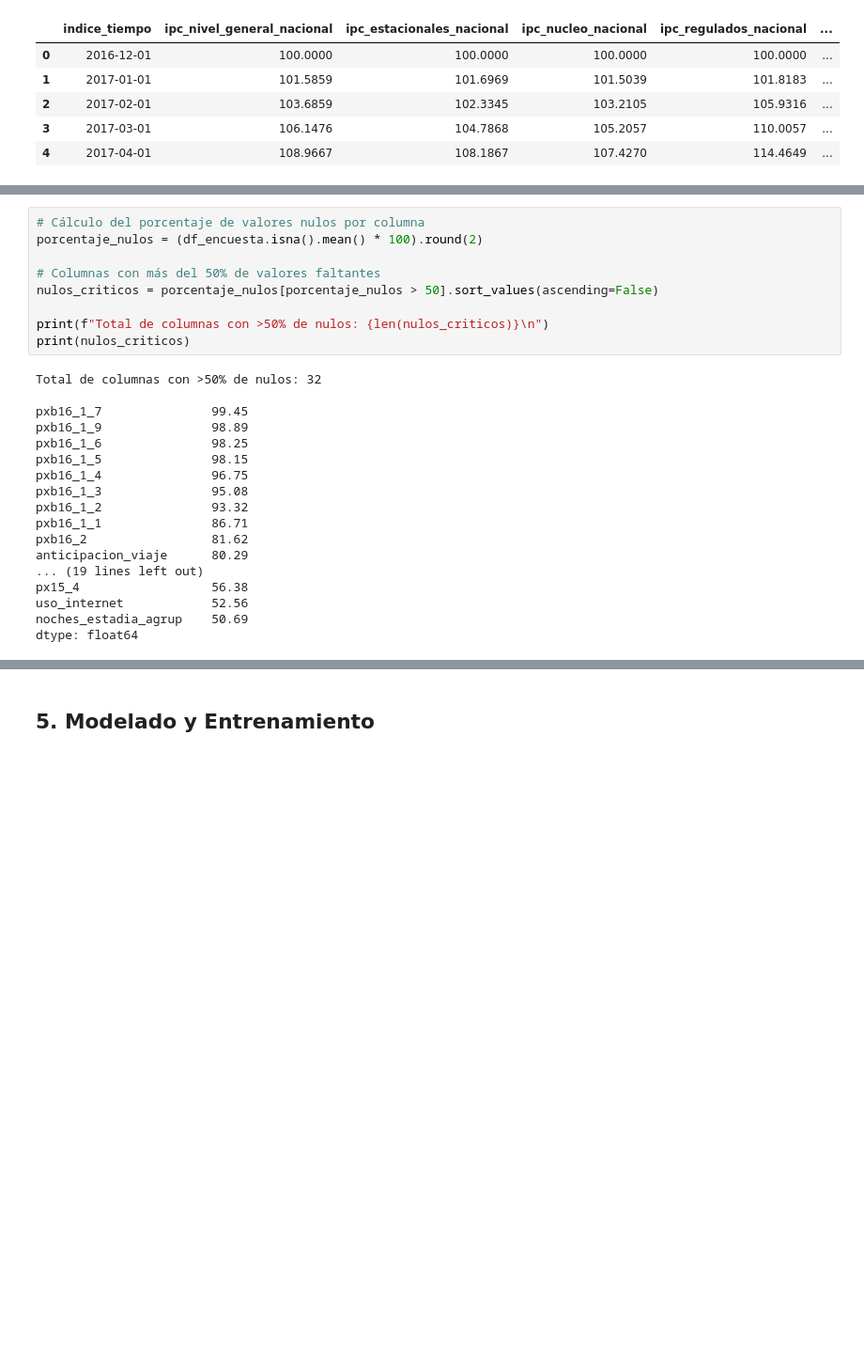
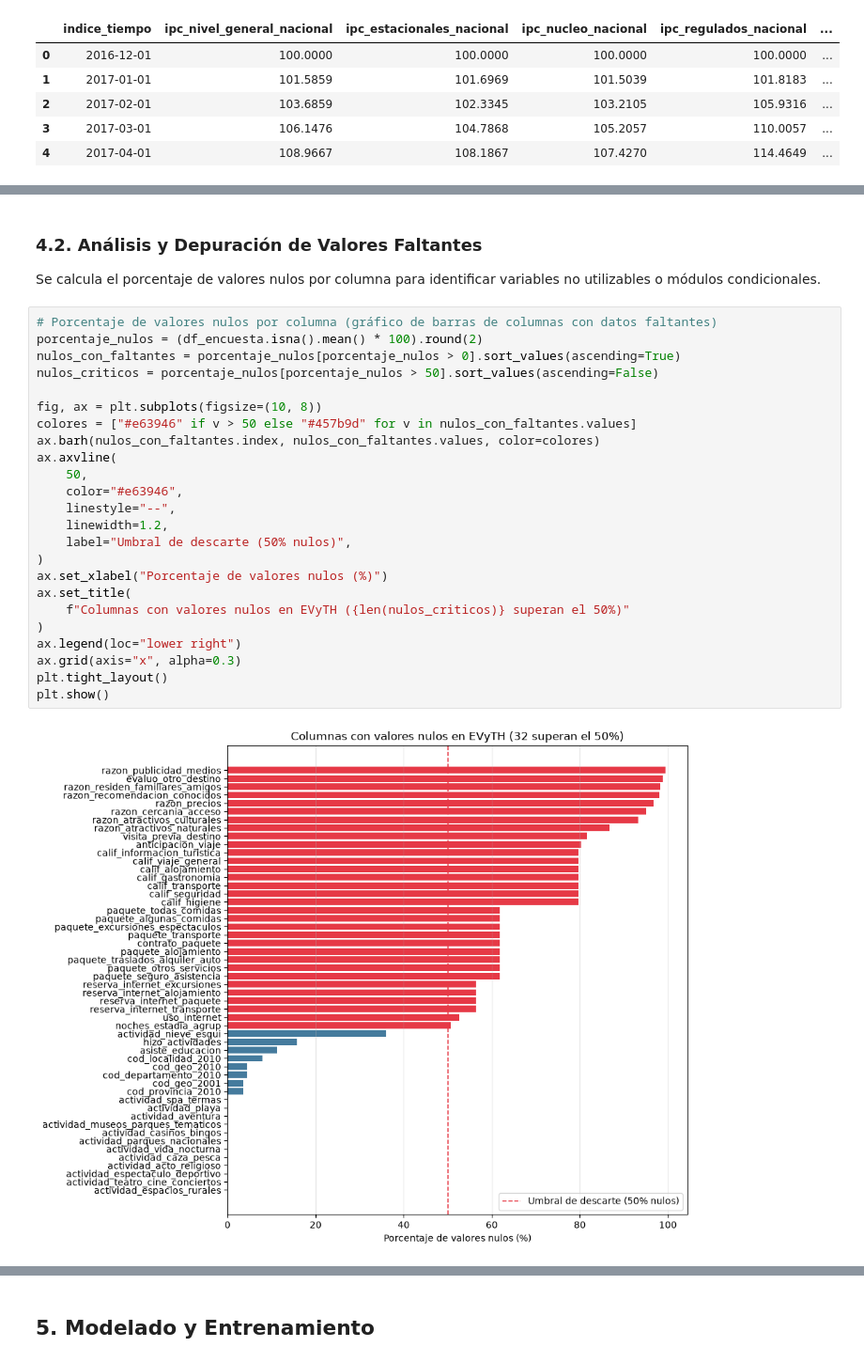
Before and after one commit to vbravo0/intro-ia-bravo, a Jupyter notebook: notebook.ipynb, the cells around one changed output, grey strips where cells are left out. Shown at 94% size. Drawn from its saved outputs; the diff is of its cells as text; blank space fills up the shorter version.

```diff
--- a/notebook.ipynb
+++ b/notebook.ipynb
@@ -183,30 +296,32 @@ df_encuesta.head()
 | 2 | 71 | 41201 | 3 | 2012 | 1 | 2 | 33 | 3 | ... |
 | 3 | 71 | 41201 | 4 | 2012 | 1 | 2 | 33 | 3 | ... |
 | 4 | 71 | 61201 | 3 | 2012 | 1 | 2 | 33 | 3 | ... |
-# %%
-# Cálculo del porcentaje de valores nulos por columna
-porcentaje_nulos = (df_encuesta.isna().mean() * 100).round(2)
-
-# Columnas con más del 50% de valores faltantes
-nulos_criticos = porcentaje_nulos[porcentaje_nulos > 50].sort_values(ascending=False)
-
-print(f"Total de columnas con >50% de nulos: {len(nulos_criticos)}\n")
-print(nulos_criticos)
-# %% [output]
-Total de columnas con >50% de nulos: 32
-
-pxb16_1_7               99.45
-pxb16_1_9               98.89
-pxb16_1_6               98.25
-pxb16_1_5               98.15
-pxb16_1_4               96.75
-pxb16_1_3               95.08
-pxb16_1_2               93.32
-pxb16_1_1               86.71
-pxb16_2                 81.62
-anticipacion_viaje      80.29
-... (19 lines left out)
-px15_4                  56.38
-uso_internet            52.56
-noches_estadia_agrup    50.69
-dtype: float64
+# %% [markdown]
+### 4.2. Análisis y Depuración de Valores Faltantes
+Se calcula el porcentaje de valores nulos por columna para identificar variables no utilizables o módulos condicionales.
+# %%
+# Porcentaje de valores nulos por columna (gráfico de barras de columnas con datos faltantes)
+porcentaje_nulos = (df_encuesta.isna().mean() * 100).round(2)
+nulos_con_faltantes = porcentaje_nulos[porcentaje_nulos > 0].sort_values(ascending=True)
+nulos_criticos = porcentaje_nulos[porcentaje_nulos > 50].sort_values(ascending=False)
+
+fig, ax = plt.subplots(figsize=(10, 8))
+colores = ["#e63946" if v > 50 else "#457b9d" for v in nulos_con_faltantes.values]
+ax.barh(nulos_con_faltantes.index, nulos_con_faltantes.values, color=colores)
+ax.axvline(
+    50,
+    color="#e63946",
+    linestyle="--",
+    linewidth=1.2,
+    label="Umbral de descarte (50% nulos)",
+)
+ax.set_xlabel("Porcentaje de valores nulos (%)")
+ax.set_title(
+    f"Columnas con valores nulos en EVyTH ({len(nulos_criticos)} superan el 50%)"
+)
+ax.legend(loc="lower right")
+ax.grid(axis="x", alpha=0.3)
+plt.tight_layout()
+plt.show()
+# %% [output]
+[figure, added]
```
Also changed, not shown: parts of 61 cells of this notebook, 1 other file.
